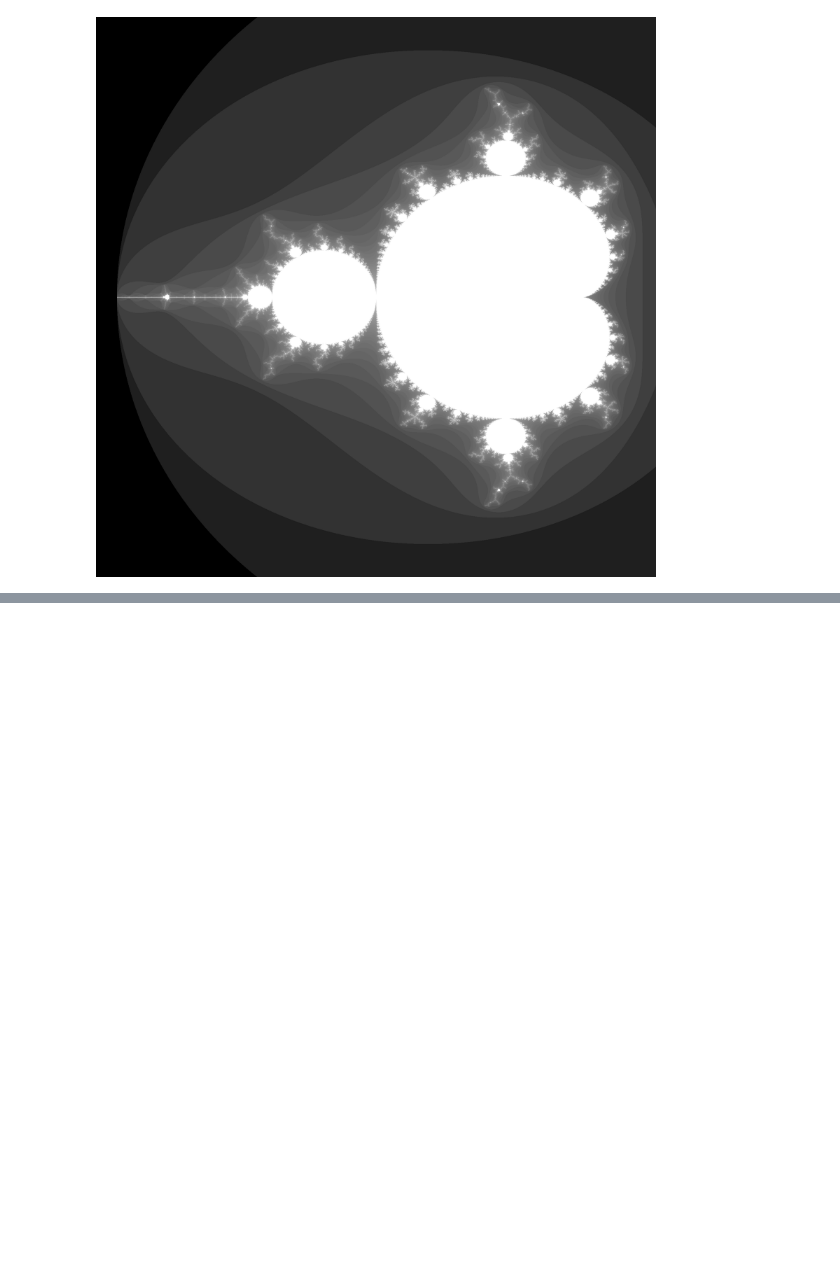
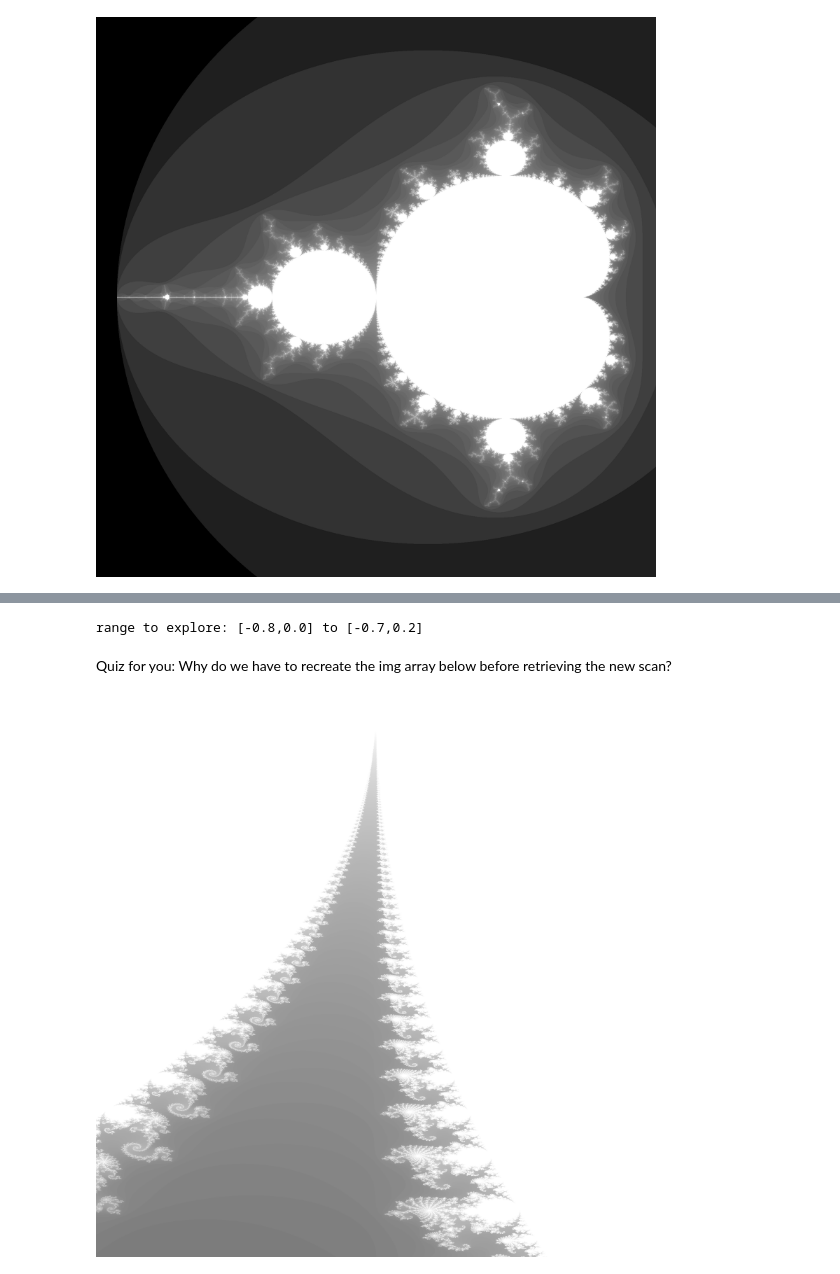
Before and after one commit to zpv8bq/C-to-Python, a Jupyter notebook: cppyy.ipynb, the cells around one changed output, grey strips where cells are left out. Saved outputs shown, nothing was run; the diff lists cells and outputs as text; code cells hidden in the pictures; blank space fills up the shorter version.

```diff
--- a/cppyy.ipynb
+++ b/cppyy.ipynb
@@ -76,0 +169,19 @@ display(image)
+# %%
+mymandel.setRange(-.8,-.7,0,.2)
+mymandel.getRange(re1,re2,im1,im2)  # look at the default range
+print(f'range to explore: [{re1.value},{im1.value}] to [{re2.value},{im2.value}]')
+# %% [output]
+range to explore: [-0.8,0.0] to [-0.7,0.2]
+# %% [markdown]
+Quiz for you:  Why do we have to recreate the img array below before retrieving the new scan?
+# %%
+mymandel.calculate()
+img=np.ndarray(shape=(nr.value,ni.value), dtype=np.double) # array to hold our image
+mymandel.getImg(img.ctypes.data_as(POINTER(c_double)))
+# %%
+img=np.log(img)
+img = (img/img.max()*255).astype('uint8')
+image = Image.fromarray(img)
+display(image)
+# %% [output]
+[figure, added]
```
Also changed, not shown: parts of 24 cells of this notebook, 3 other files.
